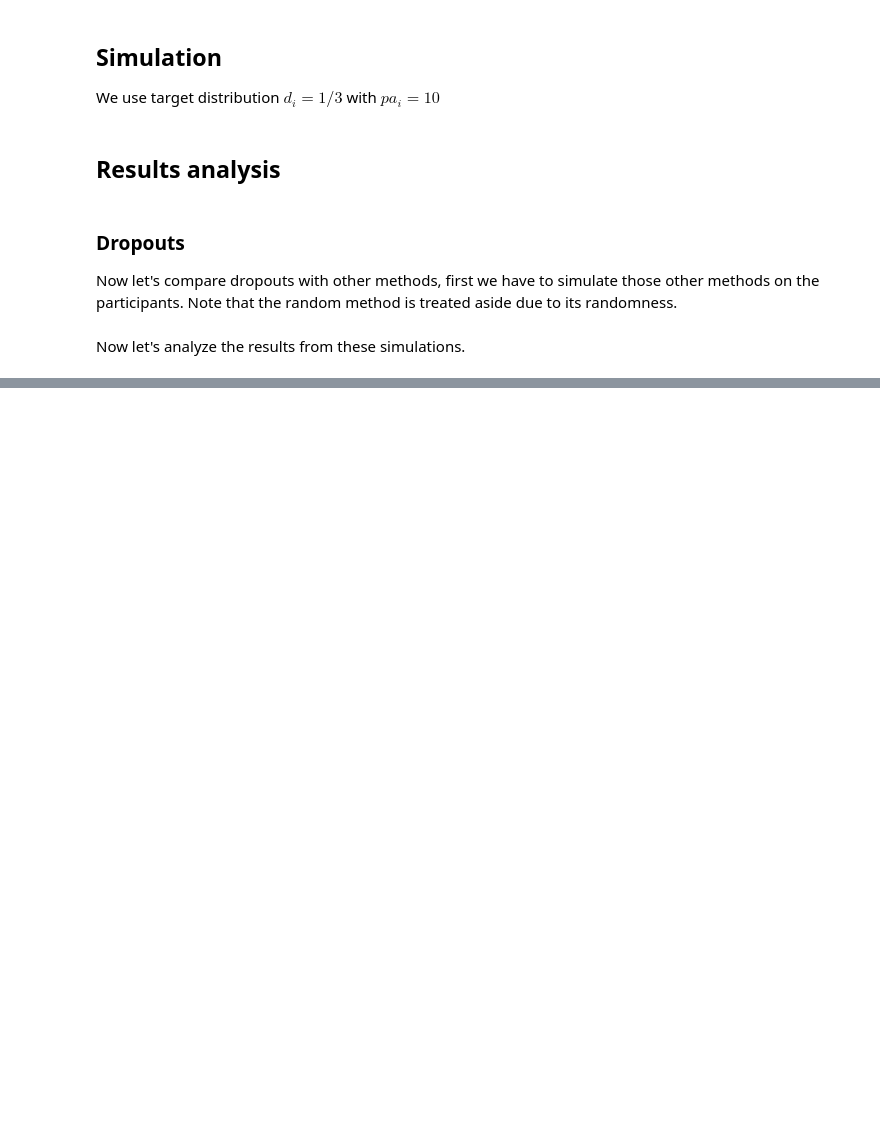
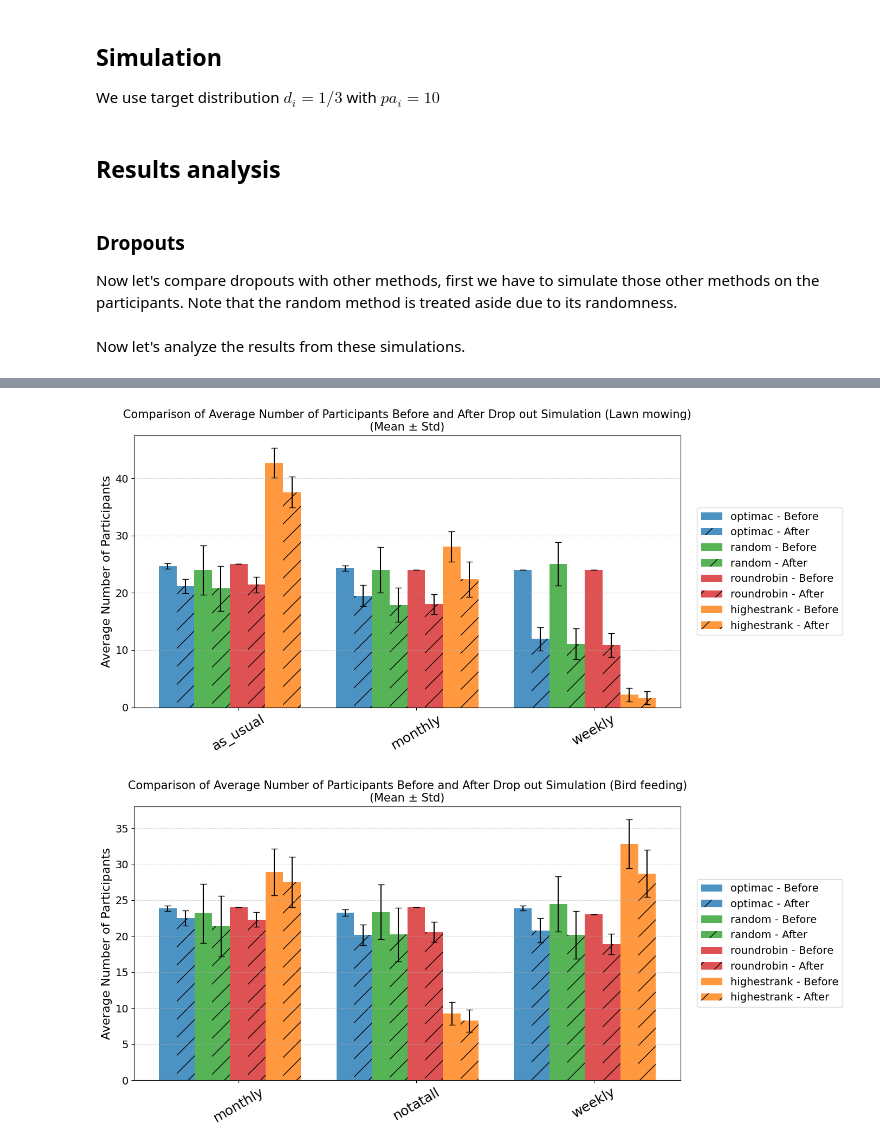
Before and after one commit to novincent/OptimacForm, a Jupyter notebook: simulation/simulationfile.ipynb, the cells around one changed output, grey strips where cells are left out. Saved outputs shown, nothing was run; the diff lists cells and outputs as text; code cells hidden in the pictures; blank space fills up the shorter version.

```diff
--- a/simulation/simulationfile.ipynb
+++ b/simulation/simulationfile.ipynb
@@ -32,15 +33,15 @@ part_dfs = [pan.DataFrame(participants[scenario]) for scenario in range(2)]
 
 We use target distribution $d_i = 1/3$ with $pa_i = 10$
 # %%
-from Optimac import allocate_actions_to_participants
+from Optimac import allocate_actions_to_participants_list
 
-d = [1/2,1/4,1/4]
+#d = [1/2,1/4,1/4]
 d = [1/3,1/3,1/3]
+D = 1/3
 pa = 10
 
-simulate_scenario = lambda scenario : allocate_actions_to_participants(part_dfs[scenario],{ac : {"target": d[idx], "current":0,"minimum" :pa}for idx,ac in enumerate(action_names[scenario])})
-
-#results = [simulate_scenario(i) for i in range(2)]
+def simulate_scenario(scenario,participants) :
+    return allocate_actions_to_participants_list(participants,{ac : {"target": d[idx], "current":0,"minimum" :pa}for idx,ac in enumerate(action_names[scenario])})
 # %% [markdown]
 ## Results analysis
 # %% [markdown]
@@ -195,0 +159,7 @@ for scenario in range(2):
+# %%
+for scenario in range(2):
+    [stats_before,stats_after,_,_,_,_] = data[scenario]
+    plotting_ba_bars(scenario,stats_before, stats_after,f"Comparison of Average Number of Participants Before and After Drop out Simulation ({scenario_names[scenario]})\n(Mean ± Std)","Average Number of Participants")
+# %% [output]
+[figure, added]
+[figure, added]
```
Also changed, not shown: parts of 7 cells of this notebook, 8 other files.
